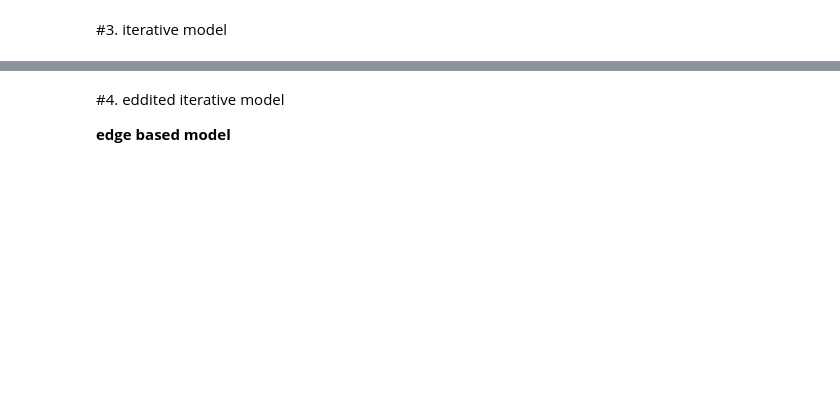
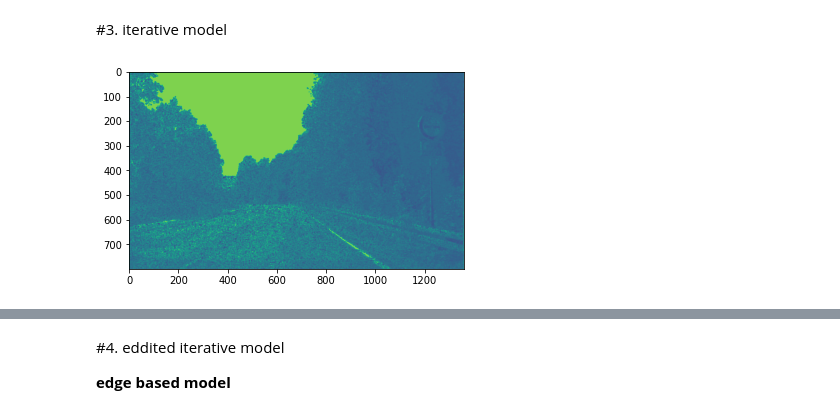
Before and after one commit to aSafarpoor/Traffic-Sign-Detection-DIPFinalProject-, a Jupyter notebook: BlurDeblur_v3.ipynb, the cells around one changed output, grey strips where cells are left out. Drawn from its saved outputs; the diff is of its cells as text; code cells hidden in the pictures; blank space fills up the shorter version.

```diff
--- a/BlurDeblur_v3.ipynb
+++ b/BlurDeblur_v3.ipynb
@@ -500,3 +499,9 @@ plt.imshow(g)
+# %%
+g = gradient(im,kernel,blurred_image)
+# %%
+plt.imshow(g);plt.show();
+# %% [output]
+[figure, added]
 # %%
 def iterator(blurred_image,kernel,max_iter=500,least_loss=10,current_image=""):
     learning_rate = 0.01
```
Also changed, not shown: parts of 28 cells of this notebook.
